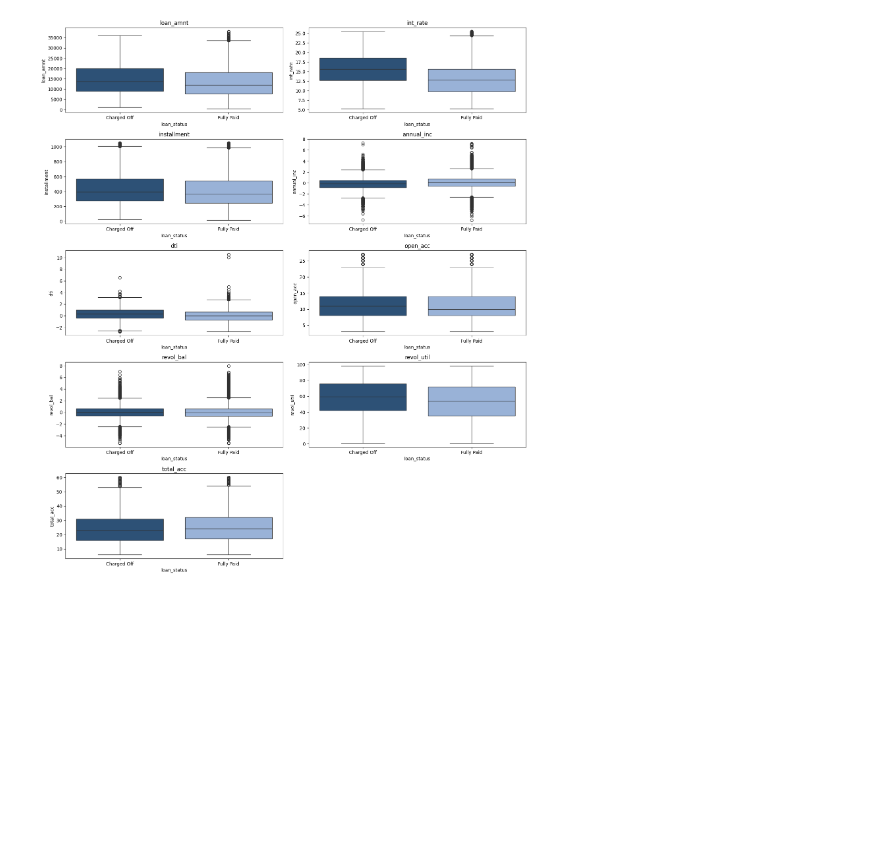
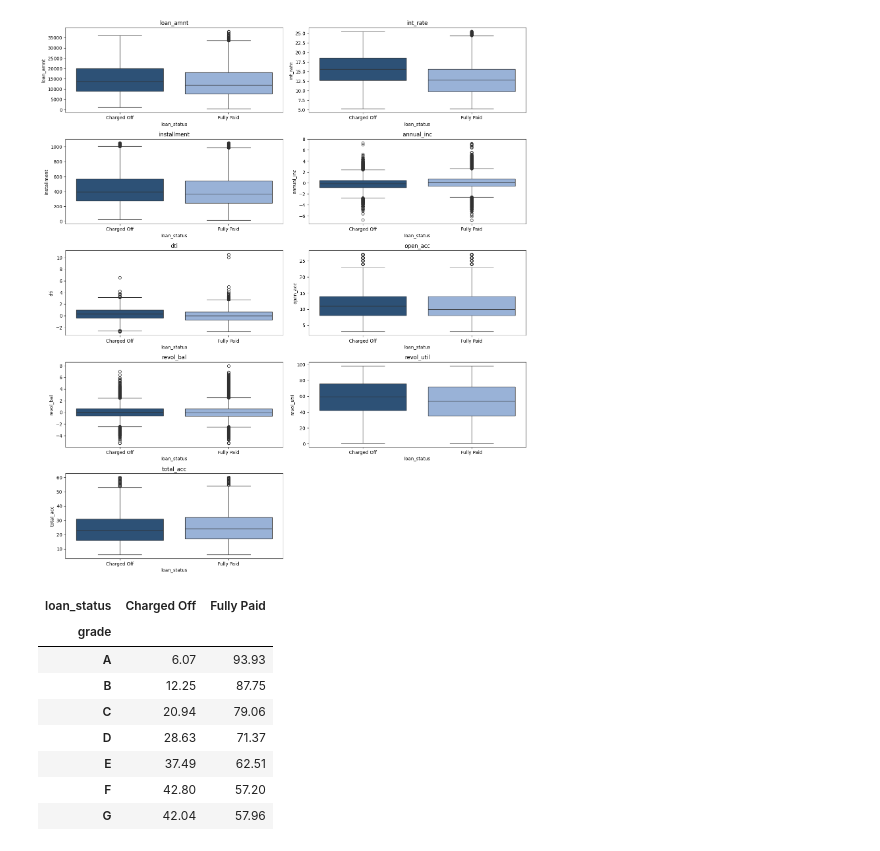
Before and after one commit to Nidhi-Pawar/credit_line_eligibility, a Jupyter notebook: notebooks/02_Exploratory-Data-Analysis.ipynb, the cells around one changed output. Saved outputs shown, nothing was run; the diff lists cells and outputs as text; code cells hidden in the pictures; blank space fills up the shorter version.

```diff
--- a/notebooks/02_Exploratory-Data-Analysis.ipynb
+++ b/notebooks/02_Exploratory-Data-Analysis.ipynb
@@ -193,3 +192,17 @@ plt.tight_layout()
 plt.show()
 # %% [output]
 [figure]
+# %%
+# Checking individual categories of the 'grade' column against 'loan_status' values
+
+np.round(pd.crosstab(df0['grade'], df0['loan_status'], normalize='index')*100,2)
+# %% [output]
+| loan_status | Charged Off | Fully Paid |
+| grade |  |  |
+| A | 6.07 | 93.93 |
+| B | 12.25 | 87.75 |
+| C | 20.94 | 79.06 |
+| D | 28.63 | 71.37 |
+| E | 37.49 | 62.51 |
+| F | 42.80 | 57.20 |
+| G | 42.04 | 57.96 |
```
Also changed, not shown: parts of 3 cells of this notebook.
